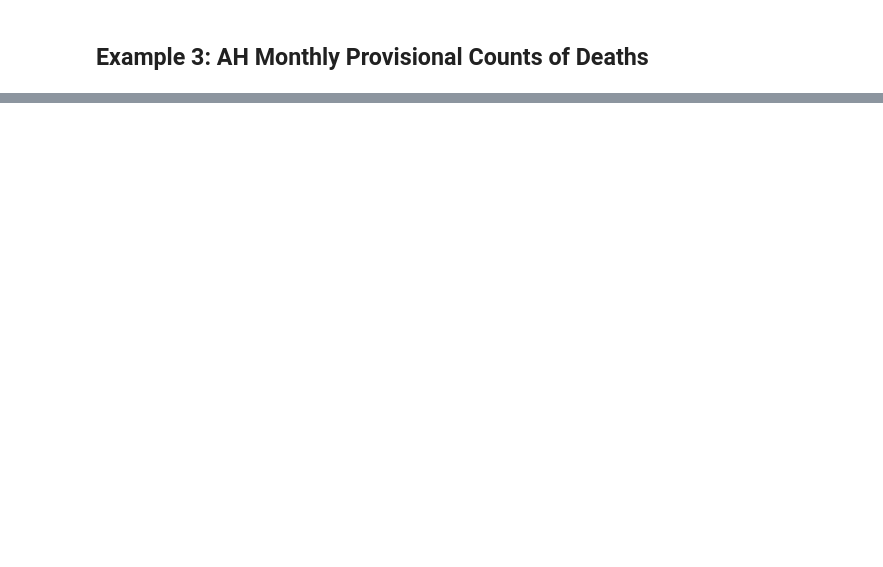
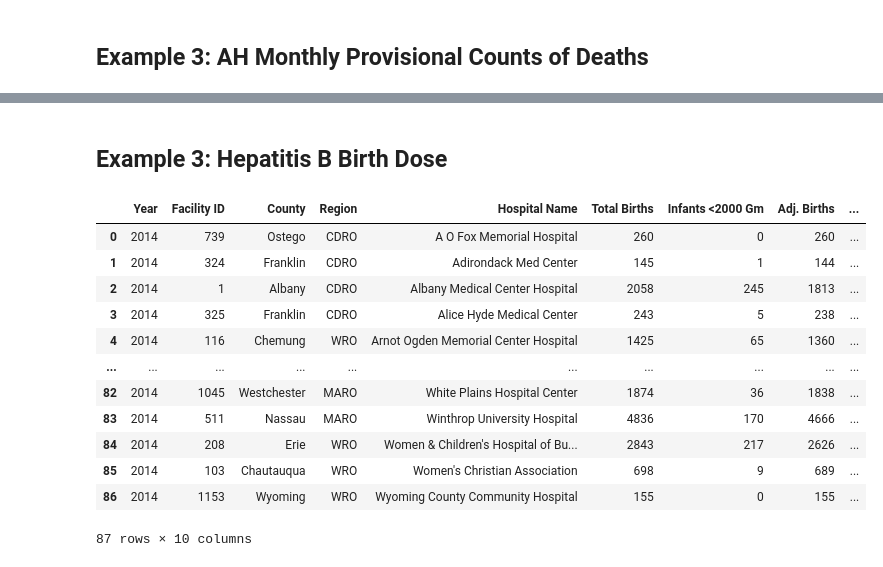
Before and after one commit to EugeneHsiung/datasci_1_loading, a Jupyter notebook: Untitled0.ipynb, the cells around one changed output, grey strips where cells are left out. Drawn from its saved outputs; the diff is of its cells as text; code cells hidden in the pictures; blank space fills up the shorter version.

```diff
--- a/Untitled0.ipynb
+++ b/Untitled0.ipynb
@@ -117,0 +107,20 @@ AHMonth[0:10]
+# %% [markdown]
+## Example 3: Hepatitis B Birth Dose
+# %%
+Hep = pd.read_excel('HepatitisB.xls')
+# %%
+Hep
+# %% [output]
+|  | Year | Facility ID | County | Region | Hospital Name | Total Births | Infants <2000 Gm | Adj. Births | ... |
+| 0 | 2014 | 739 | Ostego | CDRO | A O Fox Memorial Hospital | 260 | 0 | 260 | ... |
+| 1 | 2014 | 324 | Franklin | CDRO | Adirondack Med Center | 145 | 1 | 144 | ... |
+| 2 | 2014 | 1 | Albany | CDRO | Albany Medical Center Hospital | 2058 | 245 | 1813 | ... |
+| 3 | 2014 | 325 | Franklin | CDRO | Alice Hyde Medical Center | 243 | 5 | 238 | ... |
+| 4 | 2014 | 116 | Chemung | WRO | Arnot Ogden Memorial Center Hospital | 1425 | 65 | 1360 | ... |
+| ... | ... | ... | ... | ... | ... | ... | ... | ... | ... |
+| 82 | 2014 | 1045 | Westchester | MARO | White Plains Hospital Center | 1874 | 36 | 1838 | ... |
+| 83 | 2014 | 511 | Nassau | MARO | Winthrop University Hospital | 4836 | 170 | 4666 | ... |
+| 84 | 2014 | 208 | Erie | WRO | Women & Children's Hospital of Bu... | 2843 | 217 | 2626 | ... |
+| 85 | 2014 | 103 | Chautauqua | WRO | Women's Christian Association | 698 | 9 | 689 | ... |
+| 86 | 2014 | 1153 | Wyoming | WRO | Wyoming County Community Hospital | 155 | 0 | 155 | ... |
+87 rows × 10 columns
```
Also changed, not shown: parts of 20 cells of this notebook.
